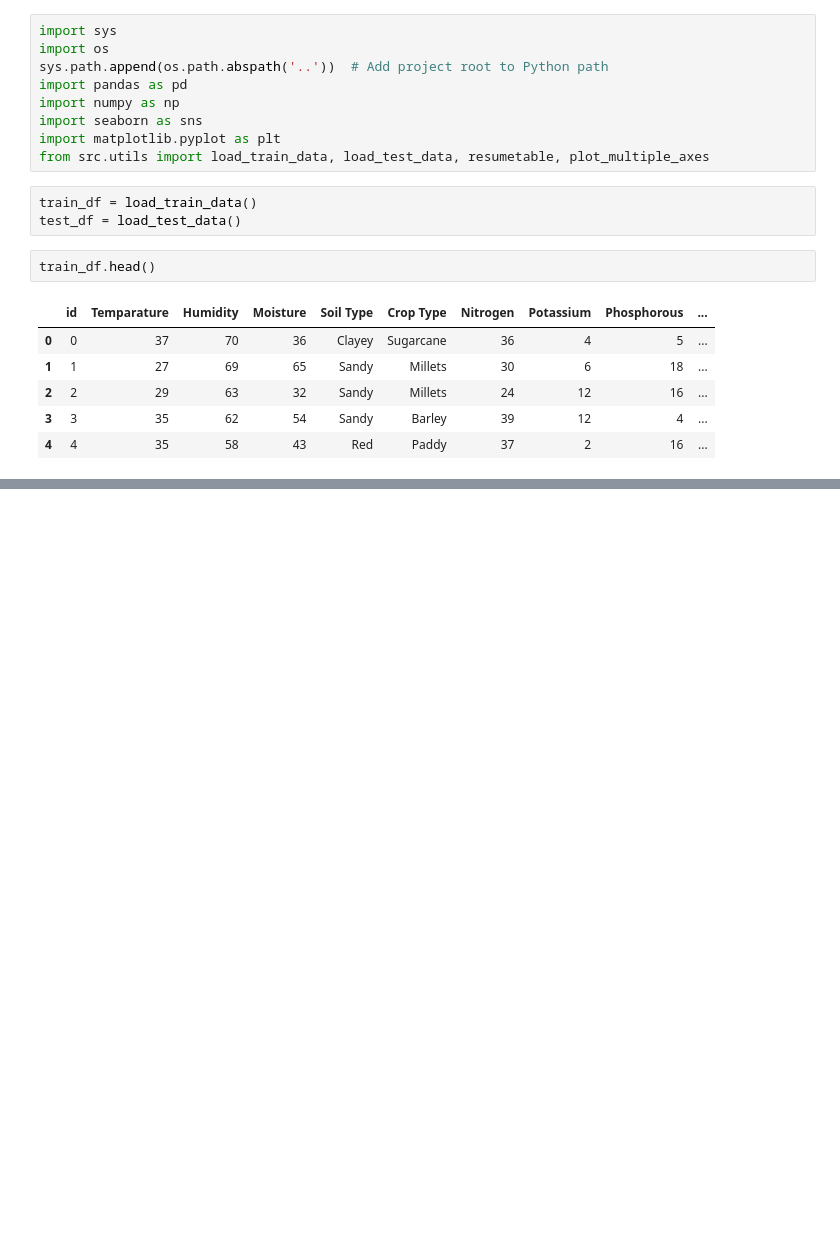
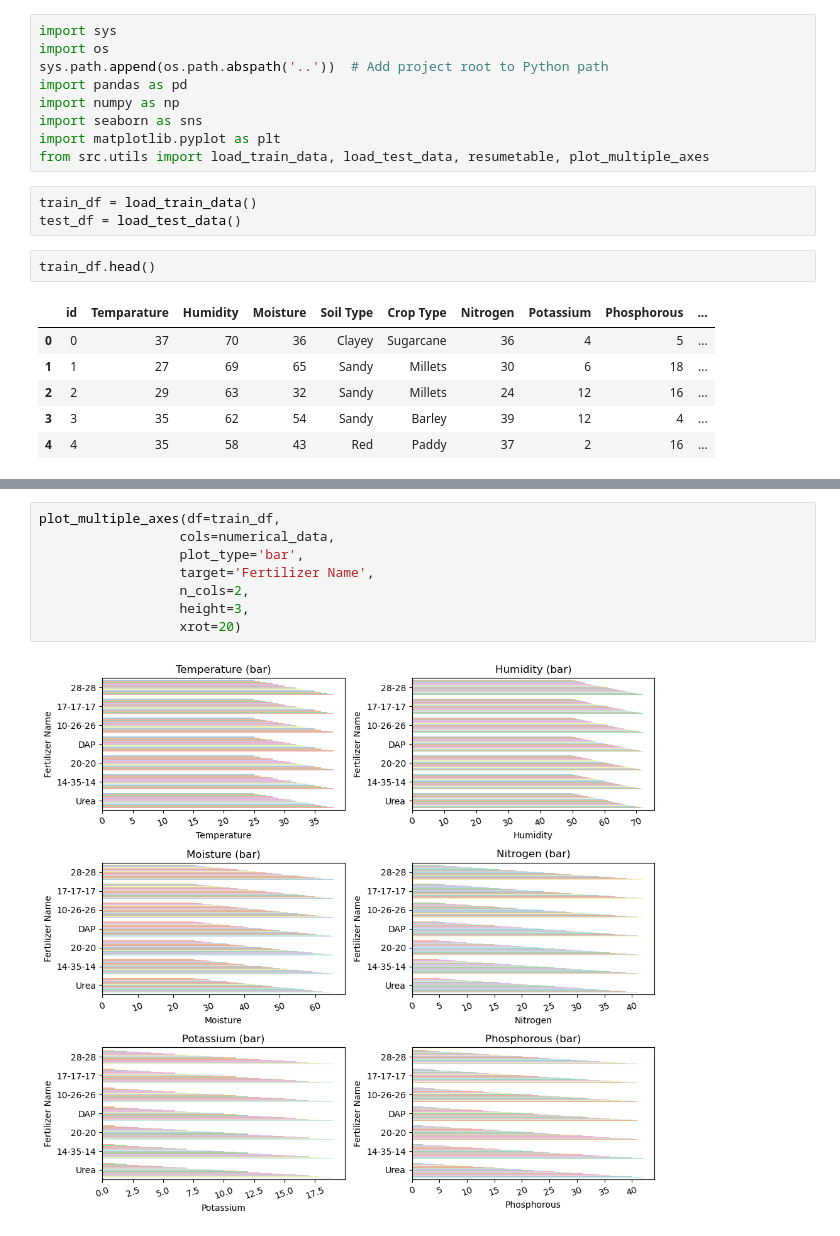
Before and after one commit to brocolies/Pred-Opt-Fertilizers, a Jupyter notebook: notebook/eda_init.ipynb, the cells around one changed output, grey strips where cells are left out. Drawn from its saved outputs; the diff is of its cells as text; blank space fills up the shorter version.

```diff
--- a/notebook/eda_init.ipynb
+++ b/notebook/eda_init.ipynb
@@ -65,0 +90,10 @@ plot_multiple_axes(train_df, ordinal_features, plot_type='hist', target=target,
+# %%
+plot_multiple_axes(df=train_df,
+                  cols=numerical_data,
+                  plot_type='bar',
+                  target='Fertilizer Name',
+                  n_cols=2,
+                  height=3,
+                  xrot=20)
+# %% [output]
+[figure, added]
```
Also changed, not shown: parts of 8 cells of this notebook, 1 other file.
